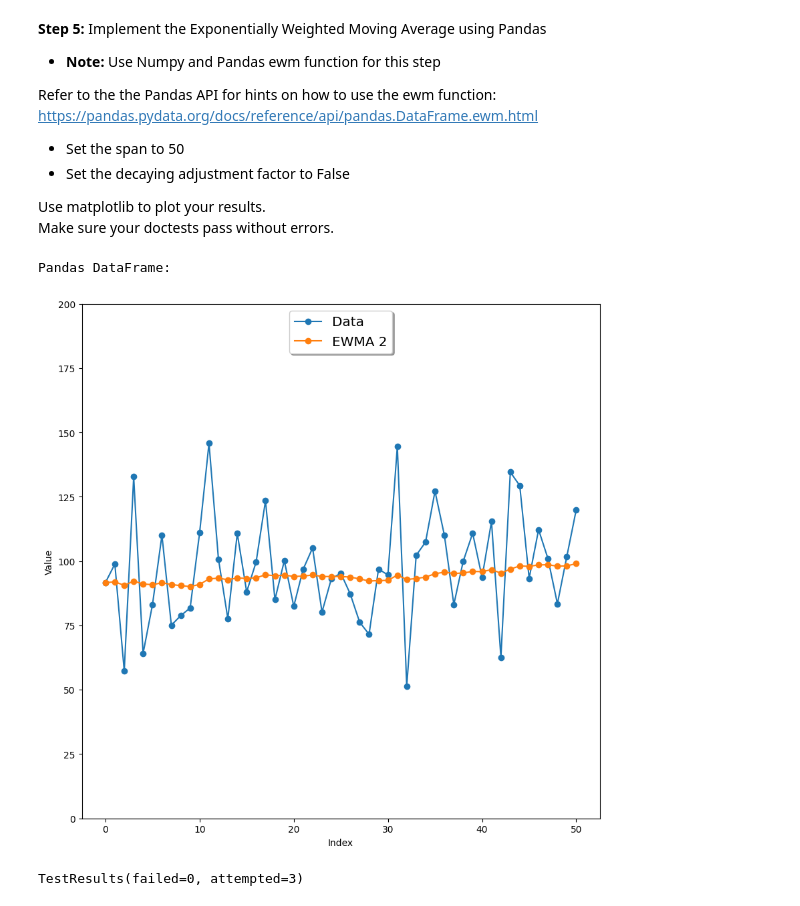
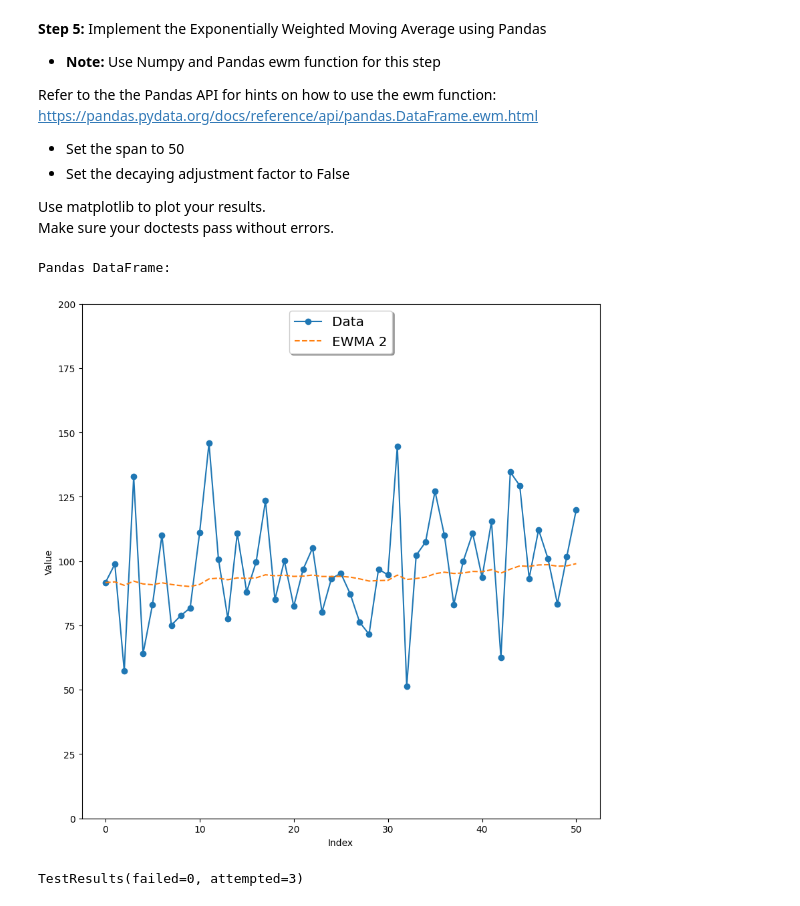
Before and after one commit to SahanaDil/UCSD-deep-neural-networks, a Jupyter notebook: ExpWeightedMovingAvg_Project.ipynb, the cells around one changed output. Drawn from its saved outputs; the diff is of its cells as text; code cells hidden in the pictures.

```diff
--- a/ExpWeightedMovingAvg_Project.ipynb
+++ b/ExpWeightedMovingAvg_Project.ipynb
@@ -267,33 +276,33 @@ ewma_2 = df.ewm(span=50, adjust=False).mean()
 #Plot the data (X,Y), ewma_2
 X_plot = X[:M+1]
 Y_plot = Y[:M+1]
 g = plt.figure()
 g.set_figwidth(10)
 g.set_figheight(10)
 plt.plot(X_plot, Y_plot, 'o-', label='Data')  #data
-plt.plot(X_plot, ewma_2[:M+1],'o-', label='EWMA 2')  #ewma_2
+plt.plot(X_plot, ewma_2[:M+1],'--', label='EWMA 2')  #ewma_2
 
 plt.xlabel('Index')
 plt.ylabel('Value')
 legend = plt.legend(loc='upper center', shadow=True, fontsize='x-large')
 plt.ylim(0,200)
 
 plt.show()
 
 
 import doctest
 
 """
   >>> print(np.round([ewma_2[0]], 3))
   [91.665]
   >>> print(np.round([ewma_2[20]], 3))
   [94.075]
   >>> print(np.round([ewma_2[40]], 3))
   [95.91]
 """
 
 doctest.testmod()
 # %% [output]
 Pandas DataFrame:
-[figure, old version]
+[figure, new version]
 TestResults(failed=0, attempted=3)
```
Also changed, not shown: parts of 2 cells of this notebook.
